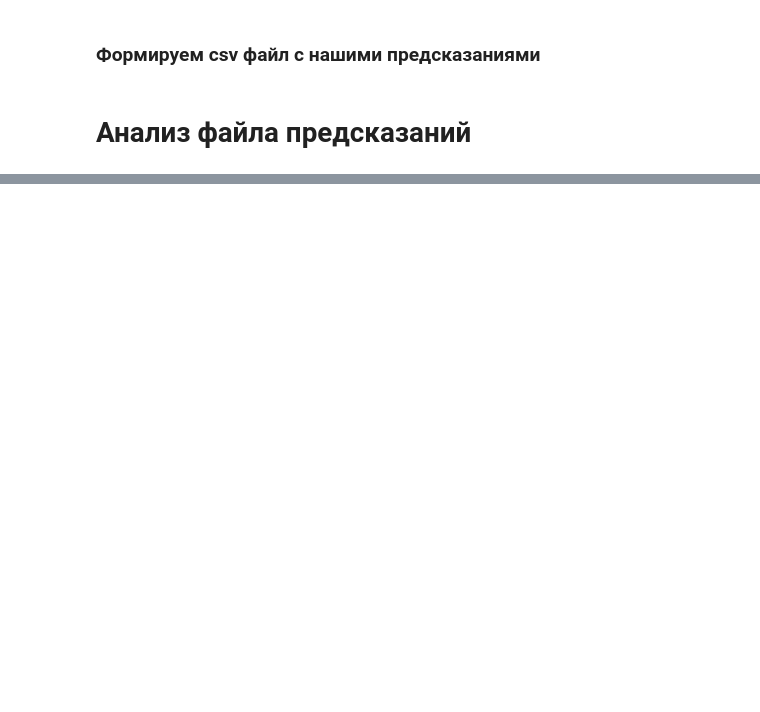
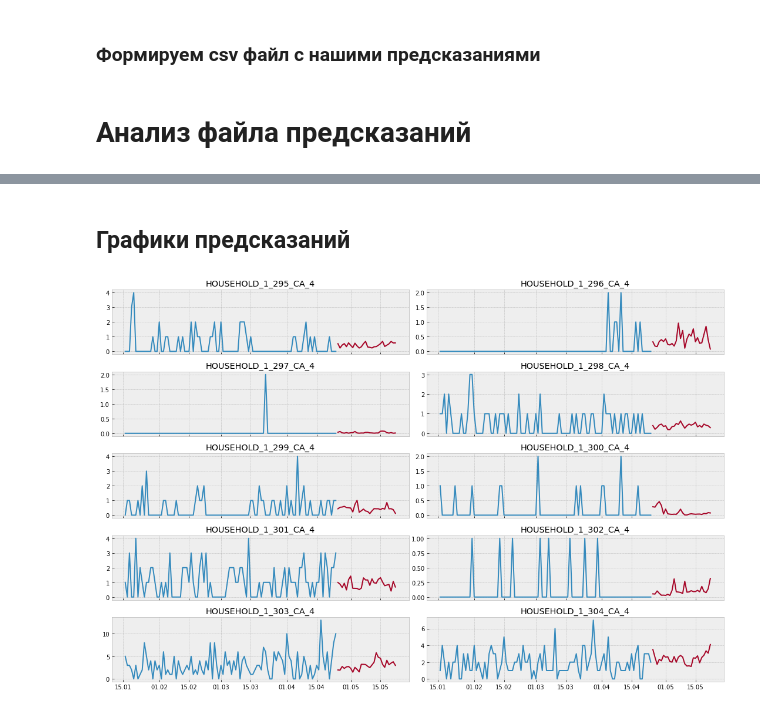
Before and after one commit to spannenberger/Walmart-notebook, a Jupyter notebook: WOLMART.ipynb, the cells around one changed output, grey strips where cells are left out. Saved outputs shown, nothing was run; the diff lists cells and outputs as text; code cells hidden in the pictures; blank space fills up the shorter version.

```diff
--- a/WOLMART.ipynb
+++ b/WOLMART.ipynb
@@ -561,4 +562,4 @@ ss.to_csv("submission.csv", index=False)
 # %% [markdown]
 # Анализ файла предсказаний
 # %%
-subm_file = pd.read_csv('submission.csv')
+sub = pd.read_csv("submission.csv")
@@ -575,2 +566,28 @@ TypeError: no numeric data to plot
+# %%
+columns = sub.id
+sub.drop(['id'],inplace=True,axis=1)
+sub = sub.T
+sub['date'] = [dt.date(2016,4,25)+dt.timedelta(days=x) for x in range(len(sub))]
+sub = sub.set_index('date')
+sub.columns = columns.values
+# %% [markdown]
+## Графики предсказаний
+# %%
+fig, axes = plt.subplots(5, 2, figsize=(15, 10), sharex=True)
+axes = axes.flatten()
+
+ax_idx = 0
+for s in past_sales.columns[10000:]:
+    item = "_".join(s.split('_')[:-1])
+    axes[ax_idx].set_title(item)
+    axes[ax_idx].xaxis.set_major_formatter(mdates.DateFormatter('%d.%m'))
+    axes[ax_idx].plot(past_sales.index[-100:],past_sales[f"{item}_validation"][-100:],sub.index,sub[f"{item}_evaluation"])
+    ax_idx += 1
+    if ax_idx == 10:
+        break
+plt.tight_layout()
+plt.show()
+# %% [output]
+[figure, added]
 # %% [markdown]
 <img src="rmse.png"/>
```
Also changed, not shown: parts of 6 cells of this notebook.
